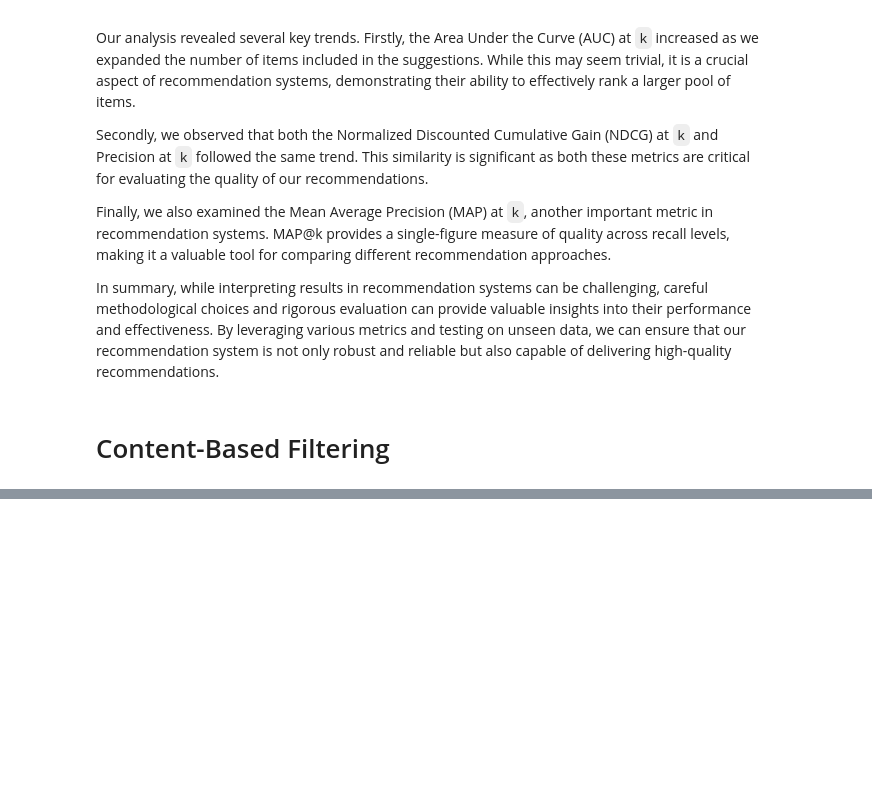
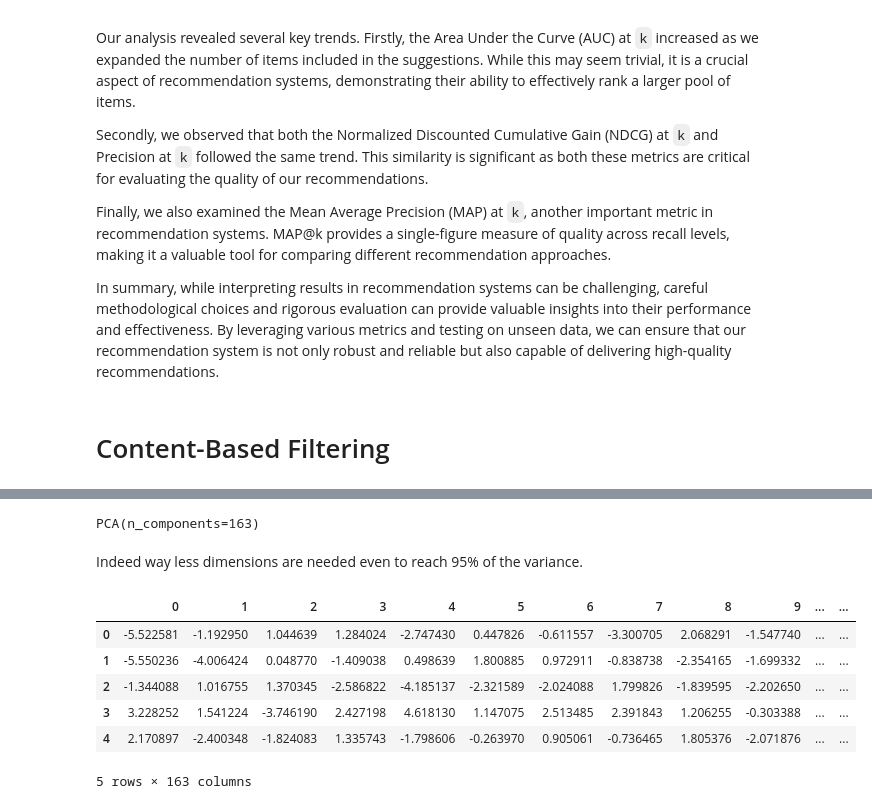
Before and after one commit to MatteoFasulo/RecSys-CustomerSegmentation, a Jupyter notebook: rec_sys.ipynb, the cells around one changed output, grey strips where cells are left out. Cells and saved outputs as stored; diff of their text form; code cells hidden in the pictures; blank space fills up the shorter version.

```diff
--- a/rec_sys.ipynb
+++ b/rec_sys.ipynb
@@ -438,0 +526,20 @@ https://www.kaggle.com/datasets/vodclickstream/netflix-audience-behaviour-uk-mov
+# %%
+best_ncomp = np.where(
+    np.cumsum(sorted(pca.explained_variance_ratio_, reverse=True)) >= 0.95)[0][0]
+pca = PCA(n_components=best_ncomp)
+pca.fit(X)
+# %% [output]
+PCA(n_components=163)
+# %% [markdown]
+Indeed way less dimensions are needed even to reach 95% of the variance.
+# %%
+pca_data = pd.DataFrame(pca.transform(X))
+pca_data.head()
+# %% [output]
+|  | 0 | 1 | 2 | 3 | 4 | 5 | 6 | 7 | 8 | 9 | ... | ... |
+| 0 | -5.522581 | -1.192950 | 1.044639 | 1.284024 | -2.747430 | 0.447826 | -0.611557 | -3.300705 | 2.068291 | -1.547740 | ... | ... |
+| 1 | -5.550236 | -4.006424 | 0.048770 | -1.409038 | 0.498639 | 1.800885 | 0.972911 | -0.838738 | -2.354165 | -1.699332 | ... | ... |
+| 2 | -1.344088 | 1.016755 | 1.370345 | -2.586822 | -4.185137 | -2.321589 | -2.024088 | 1.799826 | -1.839595 | -2.202650 | ... | ... |
+| 3 | 3.228252 | 1.541224 | -3.746190 | 2.427198 | 4.618130 | 1.147075 | 2.513485 | 2.391843 | 1.206255 | -0.303388 | ... | ... |
+| 4 | 2.170897 | -2.400348 | -1.824083 | 1.335743 | -1.798606 | -0.263970 | 0.905061 | -0.736465 | 1.805376 | -2.071876 | ... | ... |
+5 rows × 163 columns
```
Also changed, not shown: parts of 38 cells of this notebook, 2 other files.
